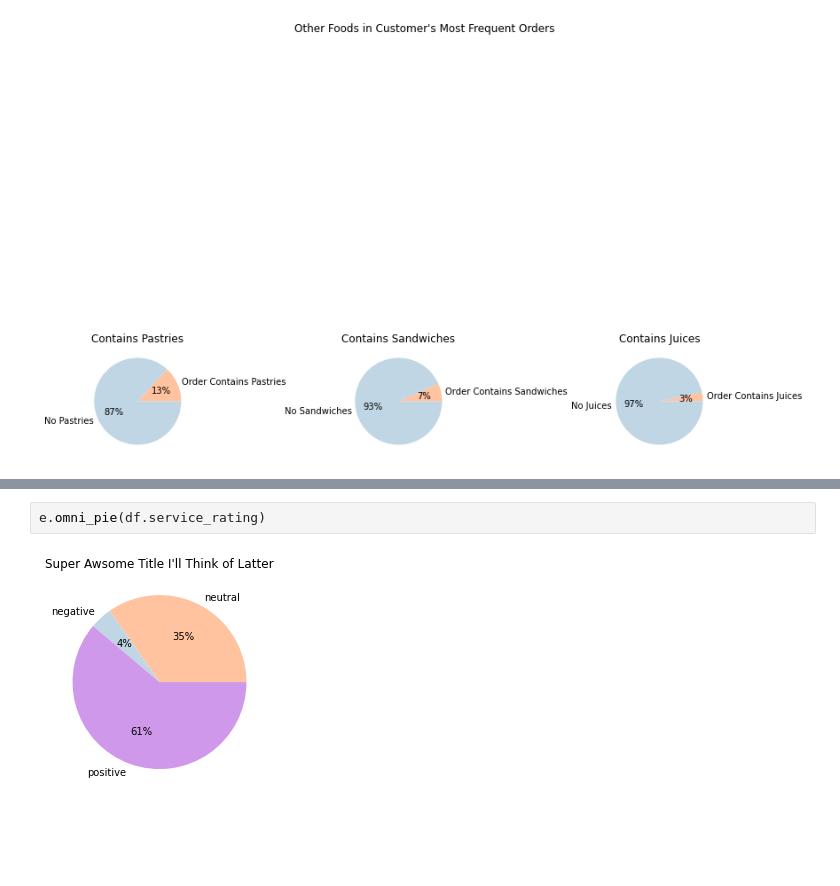
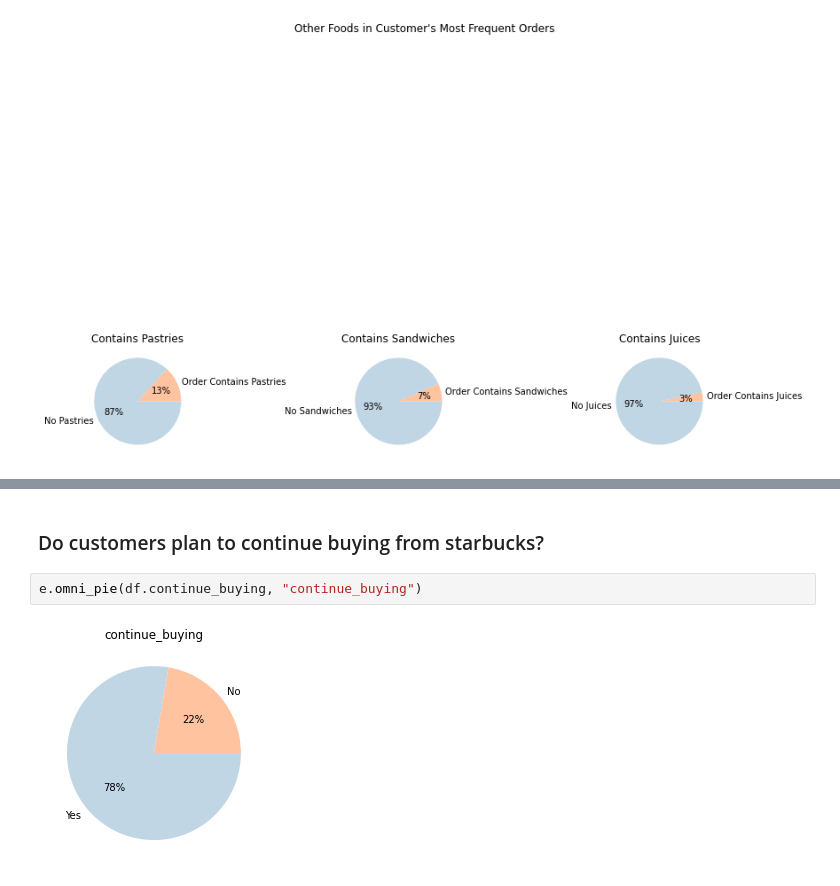
Before and after one commit to Johndsalas/Starbucks_Customer_Profiles, a Jupyter notebook: main.ipynb, the cells around one changed output, grey strips where cells are left out. Saved outputs shown, nothing was run; the diff lists cells and outputs as text; blank space fills up the shorter version.

```diff
--- a/main.ipynb
+++ b/main.ipynb
@@ -274,4 +313,6 @@ e.omni_pie(df.gathering_likelyhood)
+# %% [markdown]
+### Do customers plan to continue buying from starbucks?
 # %%
-e.omni_pie(df.service_rating)
+e.omni_pie(df.continue_buying, "continue_buying")
 # %% [output]
-[figure, old version]
+[figure, new version]
```
Also changed, not shown: parts of 14 cells of this notebook.
